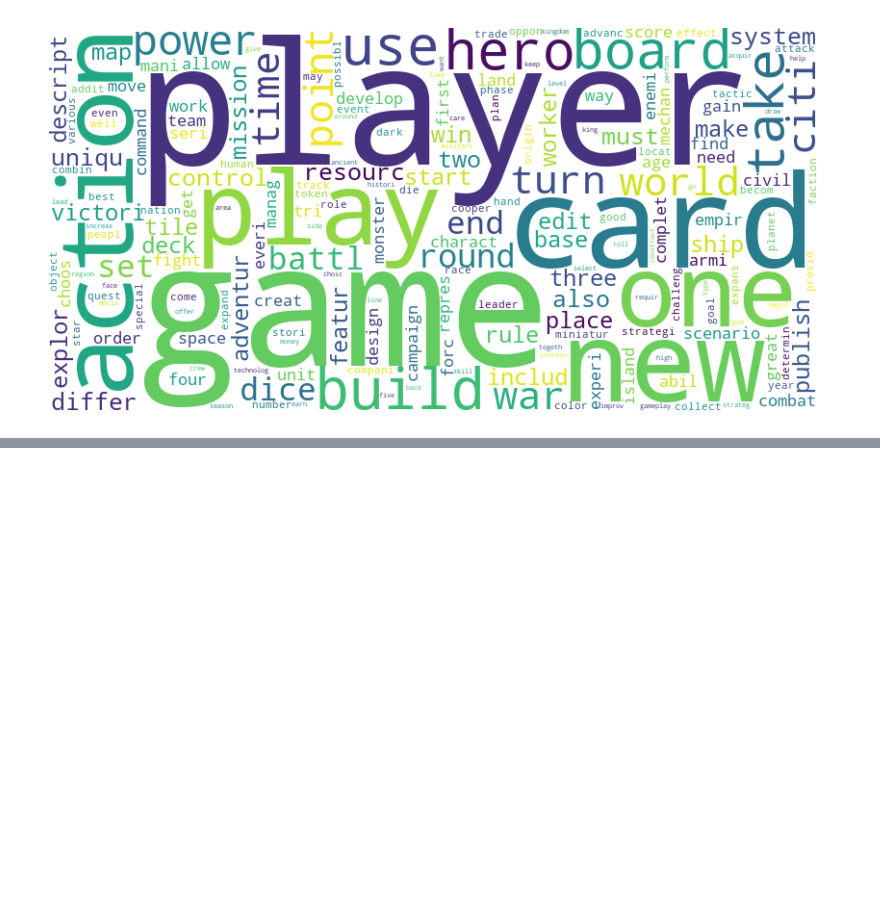
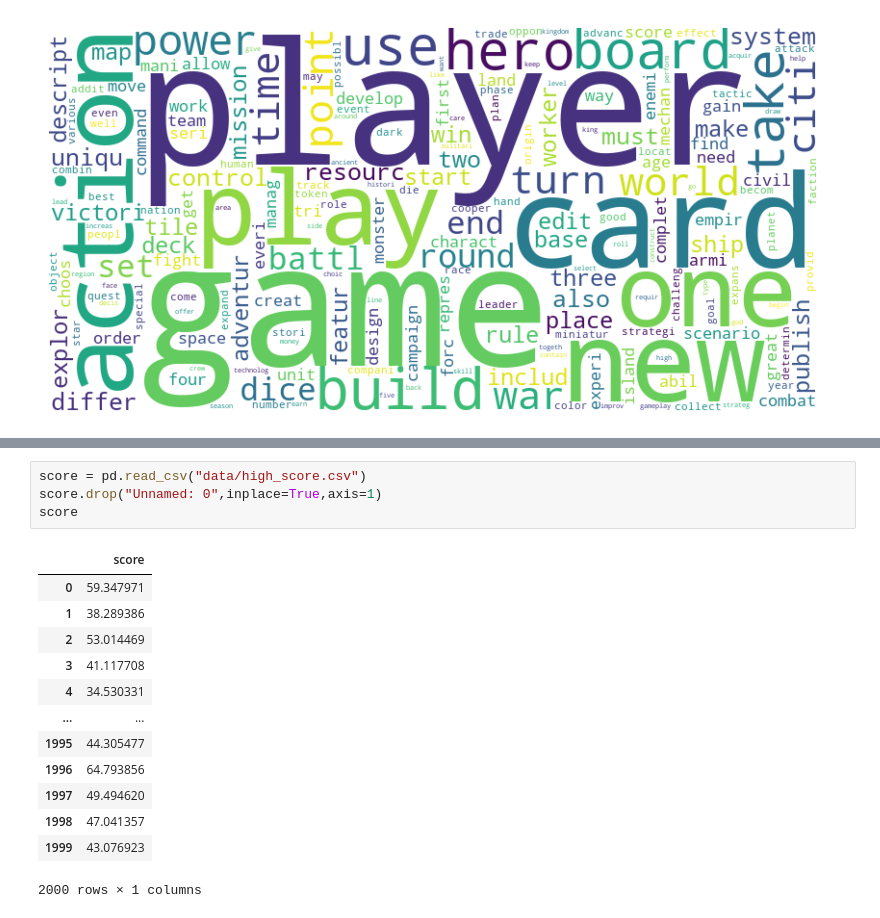
Before and after one commit to plexixx/Board-Game-Recommendator, a Jupyter notebook: description.ipynb, the cells around one changed output, grey strips where cells are left out. Cells and saved outputs as stored; diff of their text form; blank space fills up the shorter version.

```diff
--- a/description.ipynb
+++ b/description.ipynb
@@ -264,0 +487,18 @@ plt.show()
+# %%
+score = pd.read_csv("data/high_score.csv")
+score.drop("Unnamed: 0",inplace=True,axis=1)
+score
+# %% [output]
+|  | score |
+| 0 | 59.347971 |
+| 1 | 38.289386 |
+| 2 | 53.014469 |
+| 3 | 41.117708 |
+| 4 | 34.530331 |
+| ... | ... |
+| 1995 | 44.305477 |
+| 1996 | 64.793856 |
+| 1997 | 49.494620 |
+| 1998 | 47.041357 |
+| 1999 | 43.076923 |
+2000 rows × 1 columns
```
Also changed, not shown: parts of 15 cells of this notebook.
